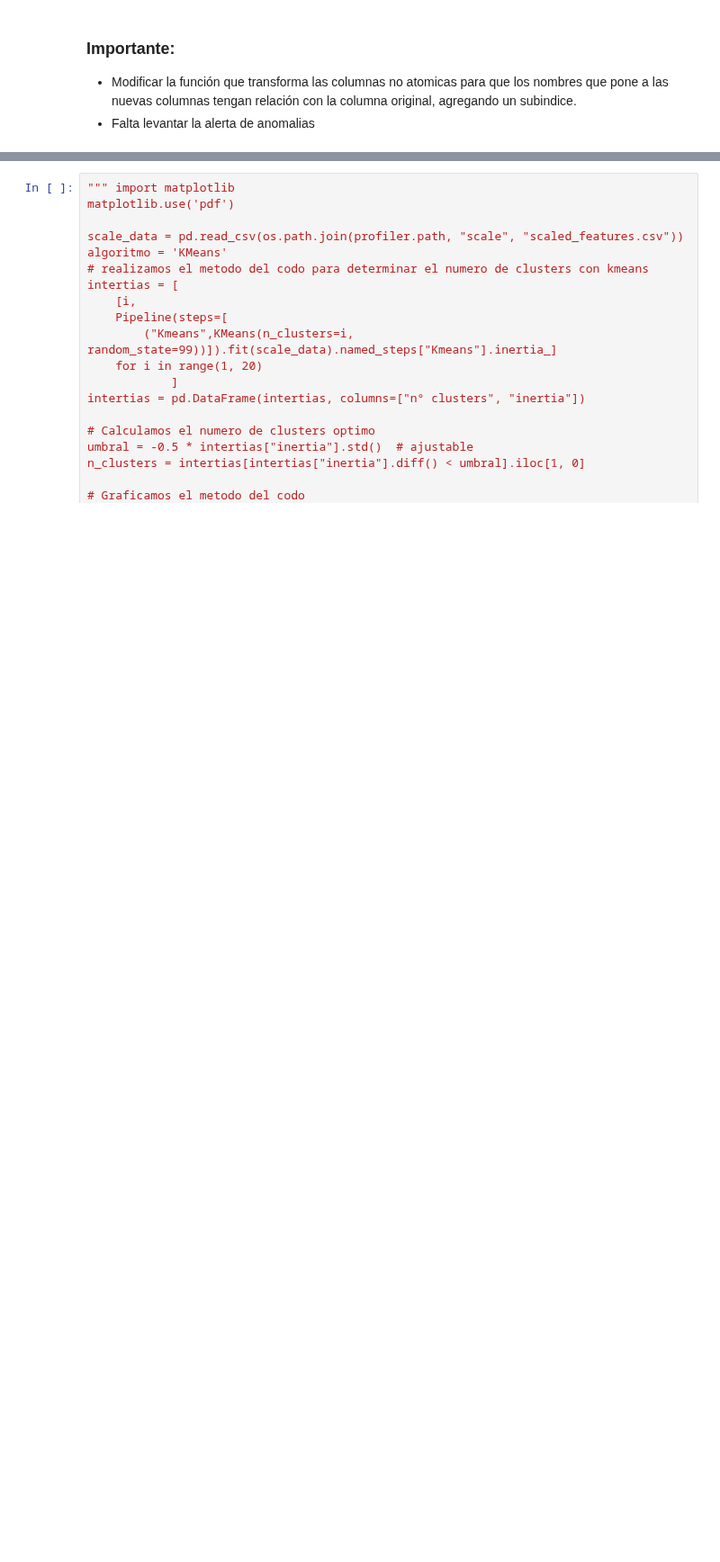
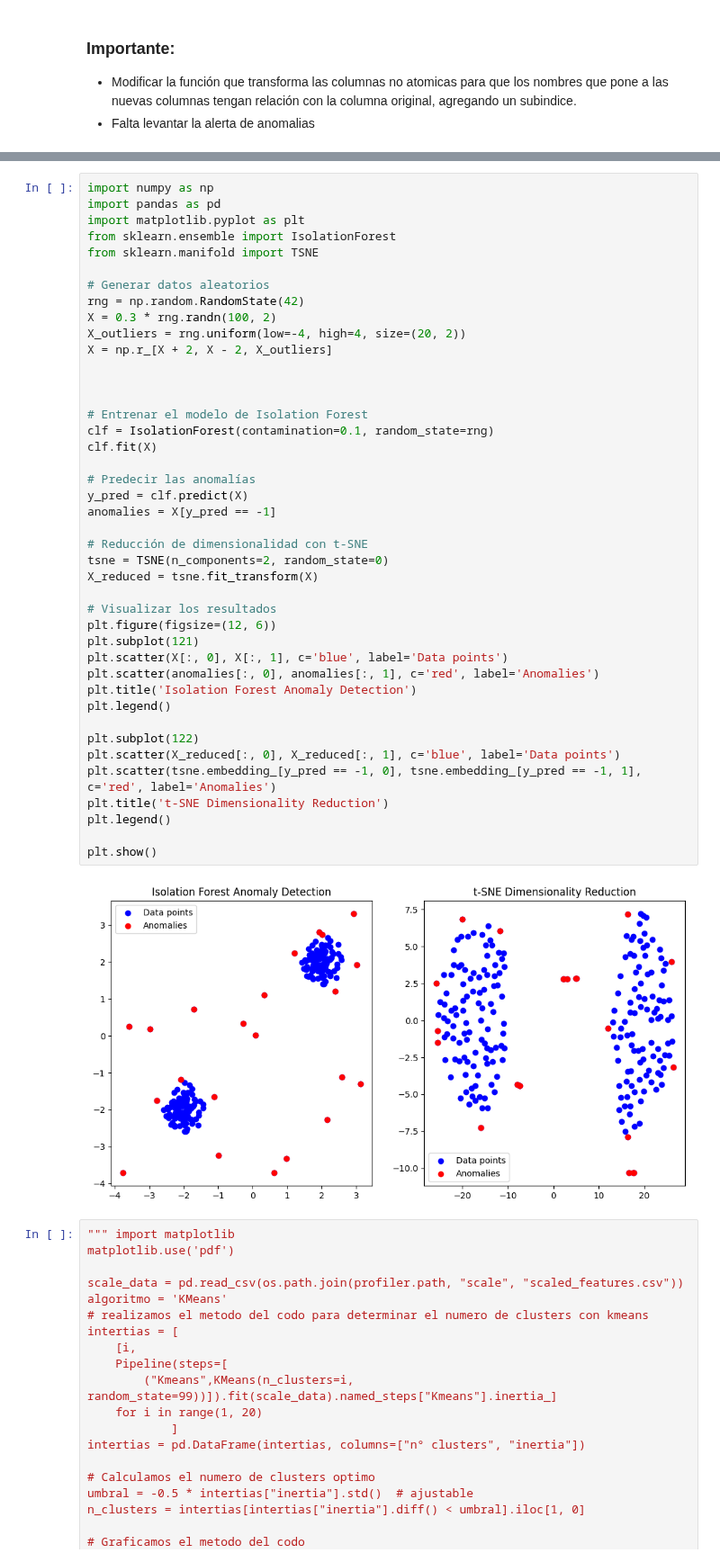
Before and after one commit to BnjmnNicholas/MDS7202-2023-2, a Jupyter notebook: PROY 1/Proyecto.ipynb, the cells around one changed output, grey strips where cells are left out. Shown at 90% size. Drawn from its saved outputs; the diff is of its cells as text; blank space fills up the shorter version.

```diff
--- a/PROY 1/Proyecto.ipynb
+++ b/PROY 1/Proyecto.ipynb
@@ -965,3 +1114,47 @@ profiler = Profiler(dataset)
+# %%
+import numpy as np
+import pandas as pd
+import matplotlib.pyplot as plt
+from sklearn.ensemble import IsolationForest
+from sklearn.manifold import TSNE
+
+# Generar datos aleatorios
+rng = np.random.RandomState(42)
+X = 0.3 * rng.randn(100, 2)
+X_outliers = rng.uniform(low=-4, high=4, size=(20, 2))
+X = np.r_[X + 2, X - 2, X_outliers]
+
+
+
+# Entrenar el modelo de Isolation Forest
+clf = IsolationForest(contamination=0.1, random_state=rng)
+clf.fit(X)
+
+# Predecir las anomalías
+y_pred = clf.predict(X)
+anomalies = X[y_pred == -1]
+
+# Reducción de dimensionalidad con t-SNE
+tsne = TSNE(n_components=2, random_state=0)
+X_reduced = tsne.fit_transform(X)
+
+# Visualizar los resultados
+plt.figure(figsize=(12, 6))
+plt.subplot(121)
+plt.scatter(X[:, 0], X[:, 1], c='blue', label='Data points')
+plt.scatter(anomalies[:, 0], anomalies[:, 1], c='red', label='Anomalies')
+plt.title('Isolation Forest Anomaly Detection')
+plt.legend()
+
+plt.subplot(122)
+plt.scatter(X_reduced[:, 0], X_reduced[:, 1], c='blue', label='Data points')
+plt.scatter(tsne.embedding_[y_pred == -1, 0], tsne.embedding_[y_pred == -1, 1], c='red', label='Anomalies')
+plt.title('t-SNE Dimensionality Reduction')
+plt.legend()
+
+plt.show()
+# %% [output]
+[figure, added]
 # %%
 """ import matplotlib
 matplotlib.use('pdf')
```
Also changed, not shown: parts of 23 cells of this notebook.
